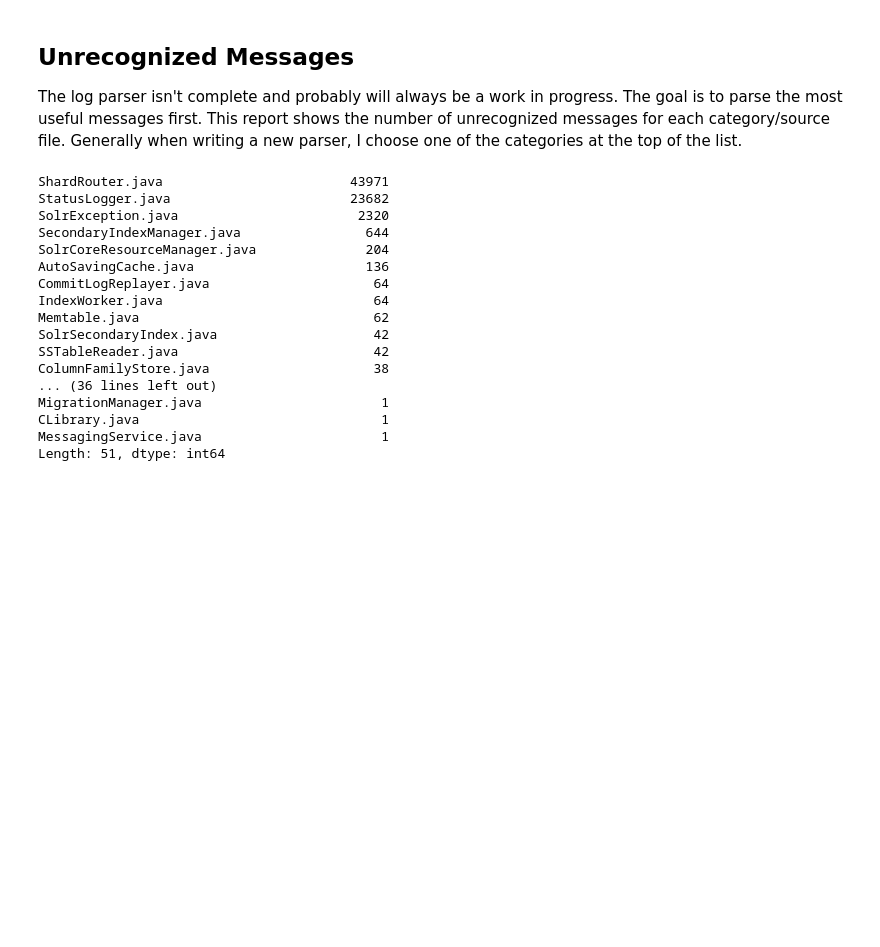
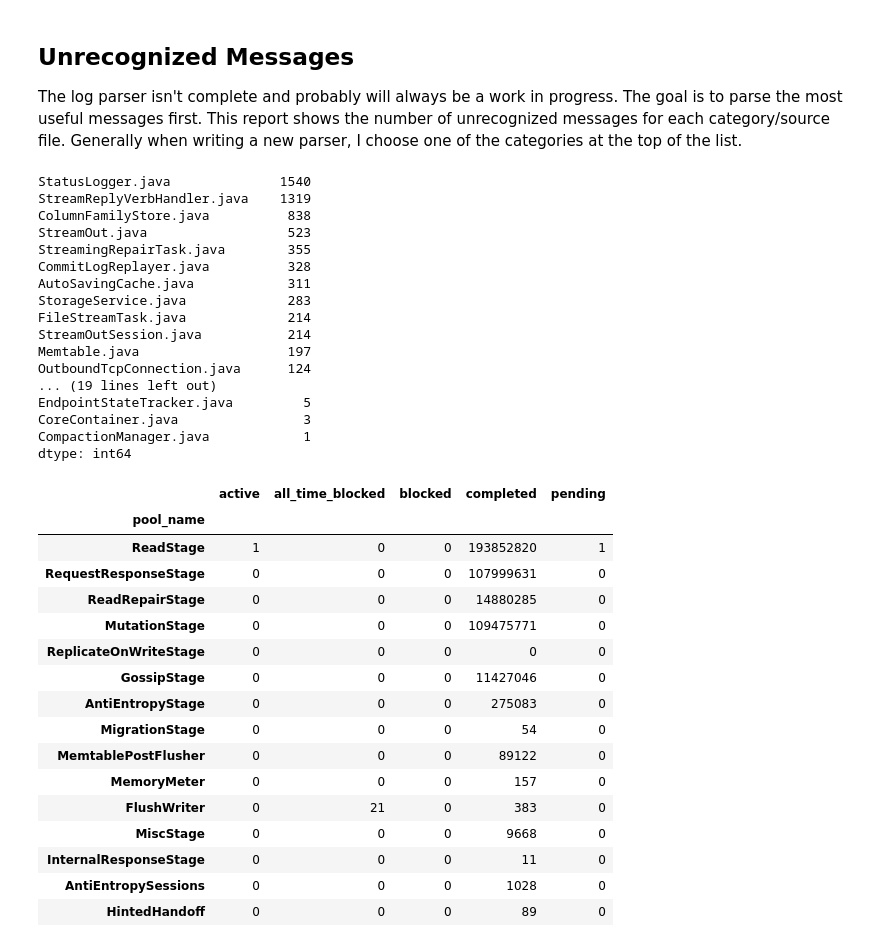
Before and after one commit to riptano/logparse, a Jupyter notebook: example.ipynb, the cells around one changed output. Drawn from its saved outputs; the diff is of its cells as text; code cells hidden in the pictures; blank space fills up the shorter version.

```diff
--- a/example.ipynb
+++ b/example.ipynb
@@ -138,22 +196,43 @@ IndexError: list index out of range
 The log parser isn't complete and probably will always be a work in progress. The goal is to parse the most useful messages first.  This report shows the number of unrecognized messages for each category/source file.  Generally when writing a new parser, I choose one of the categories at the top of the list.
 # %%
 unknown = pd.DataFrame.from_records(log.unknown_messages, index='date')
-unknown.source_file.value_counts()
+unknown[unknown.level == 'INFO'].source_file.value_counts()
 # %% [output]
-ShardRouter.java                        43971
-StatusLogger.java                       23682
-SolrException.java                       2320
-SecondaryIndexManager.java                644
-SolrCoreResourceManager.java              204
-AutoSavingCache.java                      136
-CommitLogReplayer.java                     64
-IndexWorker.java                           64
-Memtable.java                              62
-SolrSecondaryIndex.java                    42
-SSTableReader.java                         42
-ColumnFamilyStore.java                     38
-... (36 lines left out)
-MigrationManager.java                       1
-CLibrary.java                               1
-MessagingService.java                       1
-Length: 51, dtype: int64
+StatusLogger.java              1540
+StreamReplyVerbHandler.java    1319
+ColumnFamilyStore.java          838
+StreamOut.java                  523
+StreamingRepairTask.java        355
+CommitLogReplayer.java          328
+AutoSavingCache.java            311
+StorageService.java             283
+FileStreamTask.java             214
+StreamOutSession.java           214
+Memtable.java                   197
+OutboundTcpConnection.java      124
+... (19 lines left out)
+EndpointStateTracker.java         5
+CoreContainer.java                3
+CompactionManager.java            1
+dtype: int64
+# %%
+thread_pool = pd.DataFrame.from_records(log.sessions[0]['status'][2]['thread_pool'],index='pool_name')
+thread_pool
+# %% [output]
+|  | active | all_time_blocked | blocked | completed | pending |
+| pool_name |  |  |  |  |  |
+| ReadStage | 1 | 0 | 0 | 193852820 | 1 |
+| RequestResponseStage | 0 | 0 | 0 | 107999631 | 0 |
+| ReadRepairStage | 0 | 0 | 0 | 14880285 | 0 |
+| MutationStage | 0 | 0 | 0 | 109475771 | 0 |
+| ReplicateOnWriteStage | 0 | 0 | 0 | 0 | 0 |
+| GossipStage | 0 | 0 | 0 | 11427046 | 0 |
+| AntiEntropyStage | 0 | 0 | 0 | 275083 | 0 |
+| MigrationStage | 0 | 0 | 0 | 54 | 0 |
+| MemtablePostFlusher | 0 | 0 | 0 | 89122 | 0 |
+| MemoryMeter | 0 | 0 | 0 | 157 | 0 |
+| FlushWriter | 0 | 21 | 0 | 383 | 0 |
+| MiscStage | 0 | 0 | 0 | 9668 | 0 |
+| InternalResponseStage | 0 | 0 | 0 | 11 | 0 |
+| AntiEntropySessions | 0 | 0 | 0 | 1028 | 0 |
+| HintedHandoff | 0 | 0 | 0 | 89 | 0 |
```
Also changed, not shown: parts of 14 cells of this notebook, 1 other file.
